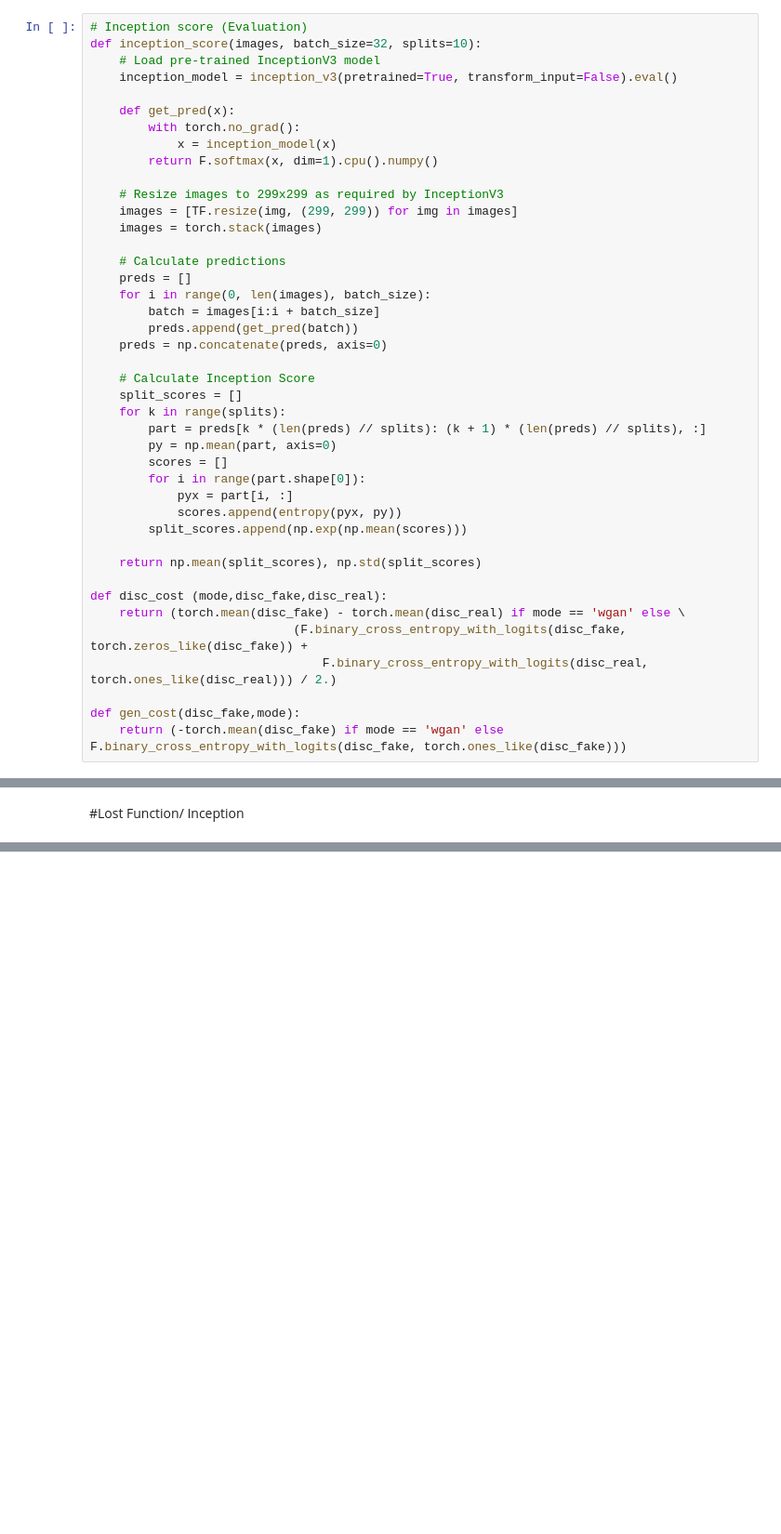
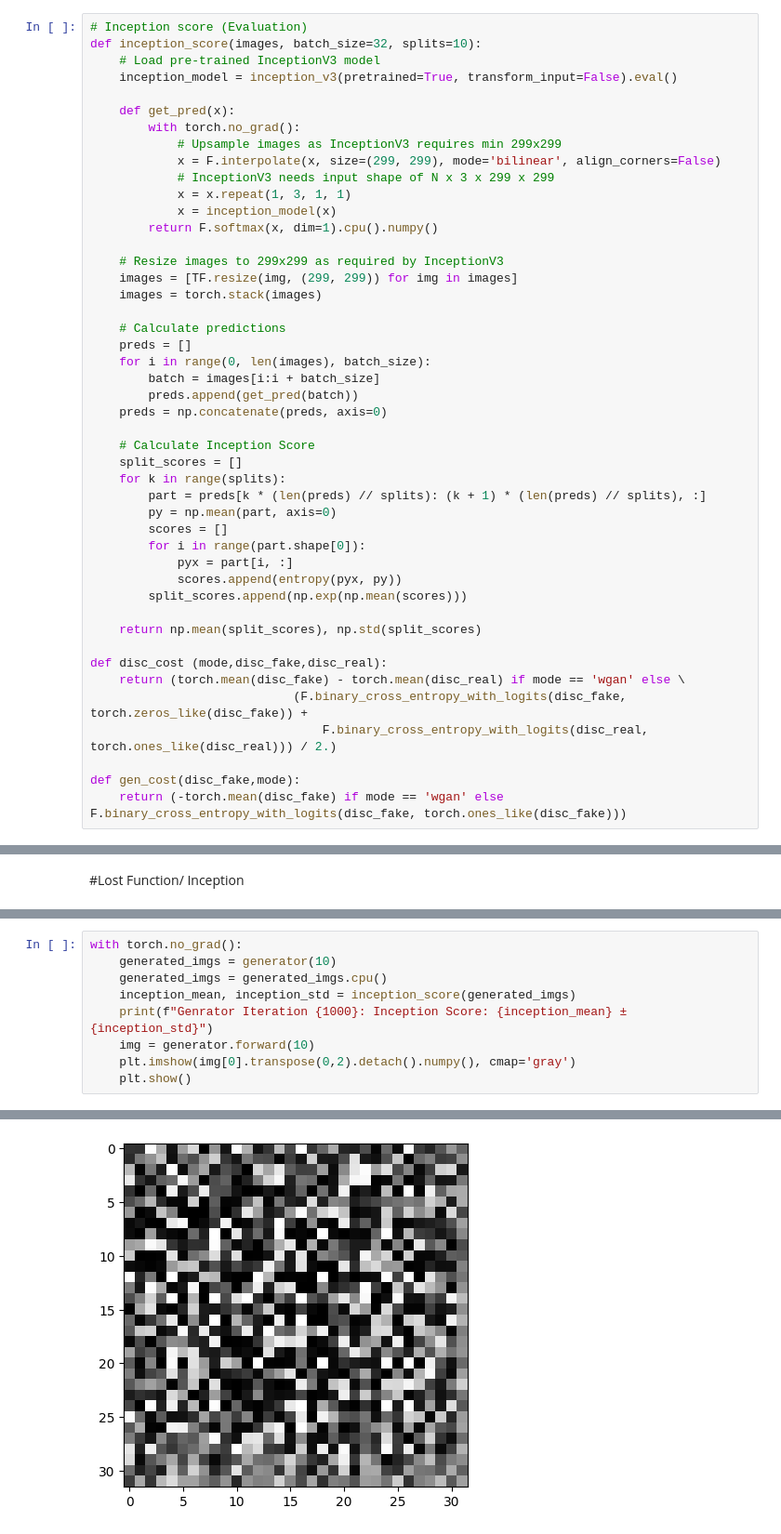
Before and after one commit to nadavo11/DCGANs-and-WGANs, a Jupyter notebook: DCGAN and WGAN.ipynb, the cells around one changed output, grey strips where cells are left out. Shown at 93% size. Drawn from its saved outputs; the diff is of its cells as text; blank space fills up the shorter version.

```diff
--- a/DCGAN and WGAN.ipynb
+++ b/DCGAN and WGAN.ipynb
@@ -237,6 +277,10 @@ def inception_score(images, batch_size=32, splits=10):
 
     def get_pred(x):
         with torch.no_grad():
+            # Upsample images as InceptionV3 requires min 299x299
+            x = F.interpolate(x, size=(299, 299), mode='bilinear', align_corners=False)
+            # InceptionV3 needs input shape of N x 3 x 299 x 299
+            x = x.repeat(1, 3, 1, 1)
             x = inception_model(x)
         return F.softmax(x, dim=1).cpu().numpy()
 
@@ -421,0 +509,10 @@ Iteration 199, Generator Cost: 3.5273609161376953, Discriminator Cost: 0.0473479
+# %%
+with torch.no_grad():
+    generated_imgs = generator(10)
+    generated_imgs = generated_imgs.cpu()
+    inception_mean, inception_std = inception_score(generated_imgs)
+    print(f"Genrator Iteration {1000}: Inception Score: {inception_mean} ± {inception_std}")
+    img = generator.forward(10)
+    plt.imshow(img[0].transpose(0,2).detach().numpy(), cmap='gray')
+    plt.show()
+# %% [output]
@@ -421,0 +520 @@ Iteration 199, Generator Cost: 3.5273609161376953, Discriminator Cost: 0.0473479
+[figure, added]
```
Also changed, not shown: parts of 13 cells of this notebook.
